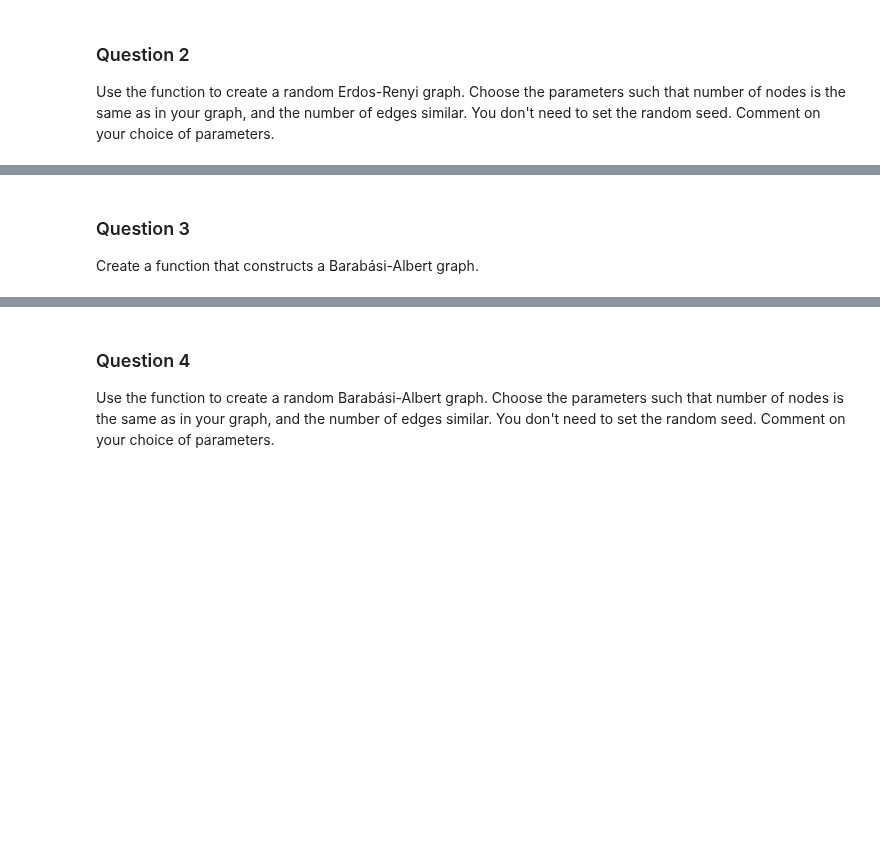
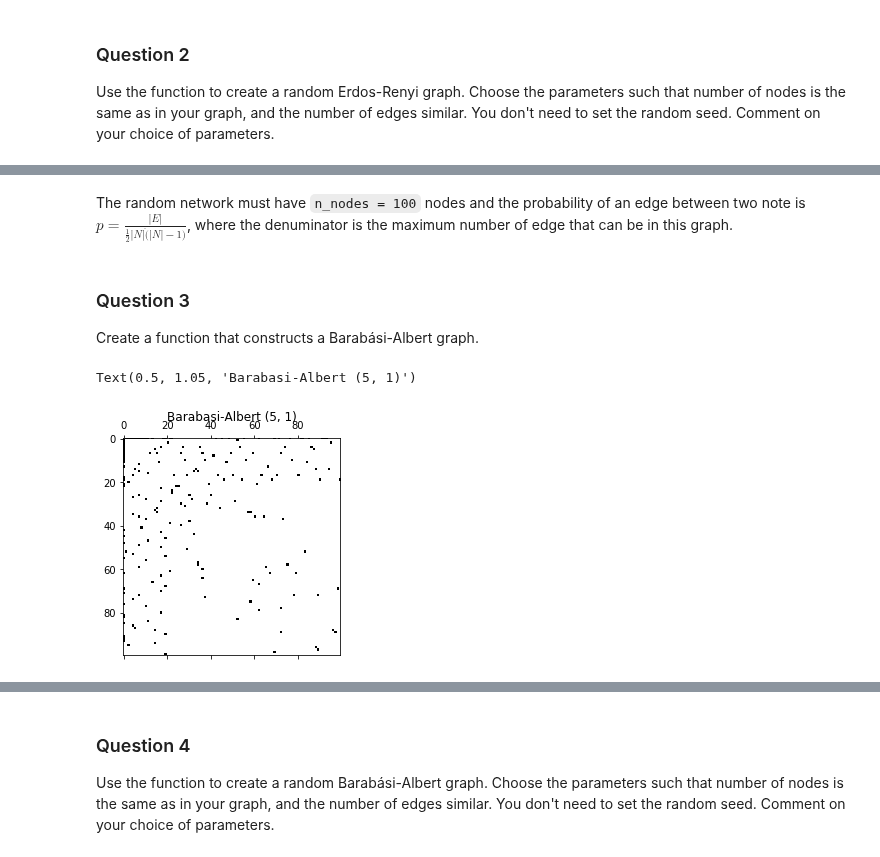
Before and after one commit to AgentAGadge/ntds_2018, a Jupyter notebook: milestones/2_network_models.ipynb, the cells around one changed output, grey strips where cells are left out. Drawn from its saved outputs; the diff is of its cells as text; code cells hidden in the pictures; blank space fills up the shorter version.

```diff
--- a/milestones/2_network_models.ipynb
+++ b/milestones/2_network_models.ipynb
@@ -27,9 +36,9 @@ The purpose of this milestone is to explore various random network models, analy
 
 Import the adjacency matrix of your graph that you constructed in milestone 1, as well as the number of nodes and edges of your network.
 # %%
-adjacency =  np.load("adjacency.npy")
+adjacency =  np.sign(np.load("adjacency.npy"))
 n_nodes =  adjacency.shape[0]
-n_edges =  int(np.sum(np.sign(adjacency))/2)
+n_edges =  int(np.sum(adjacency)/2)
 # %% [markdown]
 ## Part 1
 
@@ -88,3 +104,5 @@ Use the function to create a random Erdos-Renyi graph. Choose the parameters suc
+# %% [markdown]
+The random network must have `n_nodes = 100` nodes and the probability of an edge between two note is $p= \frac{|E|}{\frac{1}{2}|N|\dot(|N|-1)} $, where the denuminator is the maximum number of edge that can be in this graph.
 # %% [markdown]
 ### Question 3
 
@@ -108,13 +126,36 @@ def barabasi_albert(n, m, seed=None):
         The adjacency matrix of a graph.
     """
 
-    # Your code here.
+    np.random.seed(seed)
+    adjacency = np.ones((m+1,m+1)) - np.identity(m+1)
+
+    for ind in np.arange(m+1,n):
+
+        dist = np.sum(adjacency, axis=1)
+        total_deg = dist.sum()
+        dist = dist/total_deg
+        node_to_connect = np.random.choice(np.arange(0, ind), m, replace=False, p=dist)
+        # print(node_to_connect)
+        adj_vect = np.zeros(ind).reshape(1,-1)
+        adj_vect[0,node_to_connect] = 1
+        #print(adj_vect.shape)
+        #print(adjacency.shape)
+        adjacency = np.concatenate((adjacency,adj_vect),axis=0)
+        adj_vect = np.append(adj_vect,0).reshape(-1,1)
+        #print(adj_vect.shape)
+        #print(adjacency.shape)
+        adjacency = np.concatenate((adjacency,adj_vect),axis=1)
+
+
 
     return adjacency
 # %%
-ba = barabasi_albert(5, 1, 9087)
+ba = barabasi_albert(100, 1, 9087)
 plt.spy(ba)
 plt.title('Barabasi-Albert (5, 1)')
+# %% [output]
+Text(0.5, 1.05, 'Barabasi-Albert (5, 1)')
+[figure, added]
 # %%
 ba = barabasi_albert(10, 2, 8708)
 plt.spy(ba)
```
Also changed, not shown: parts of 9 cells of this notebook.
